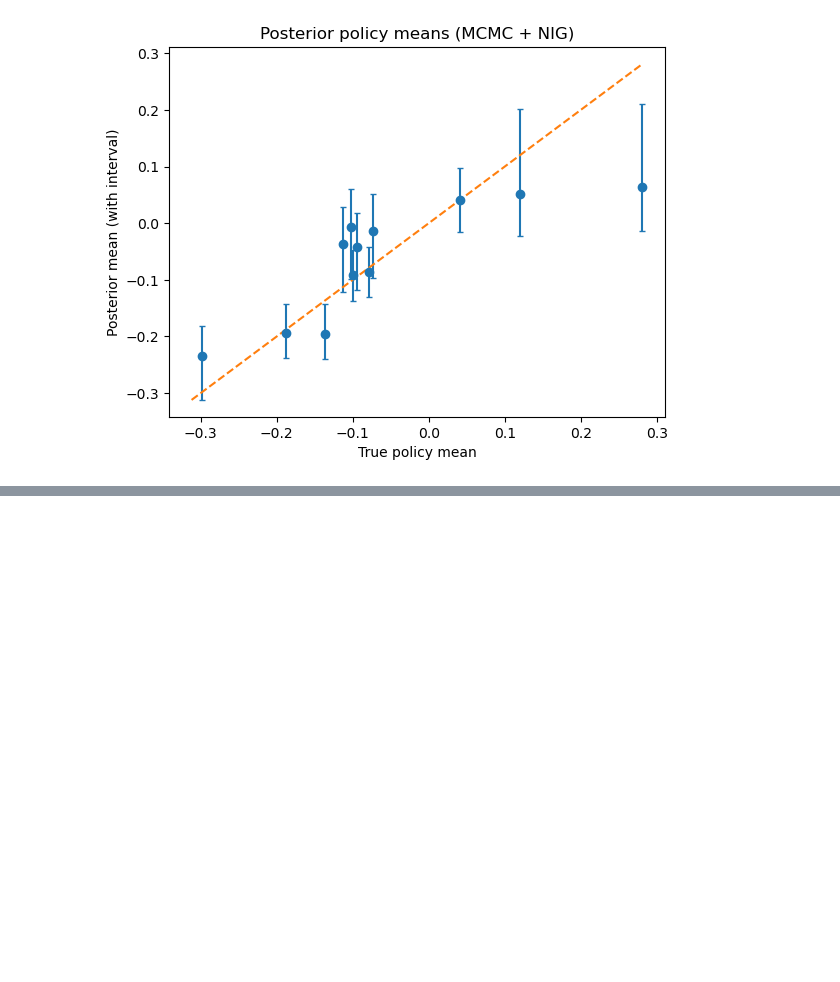
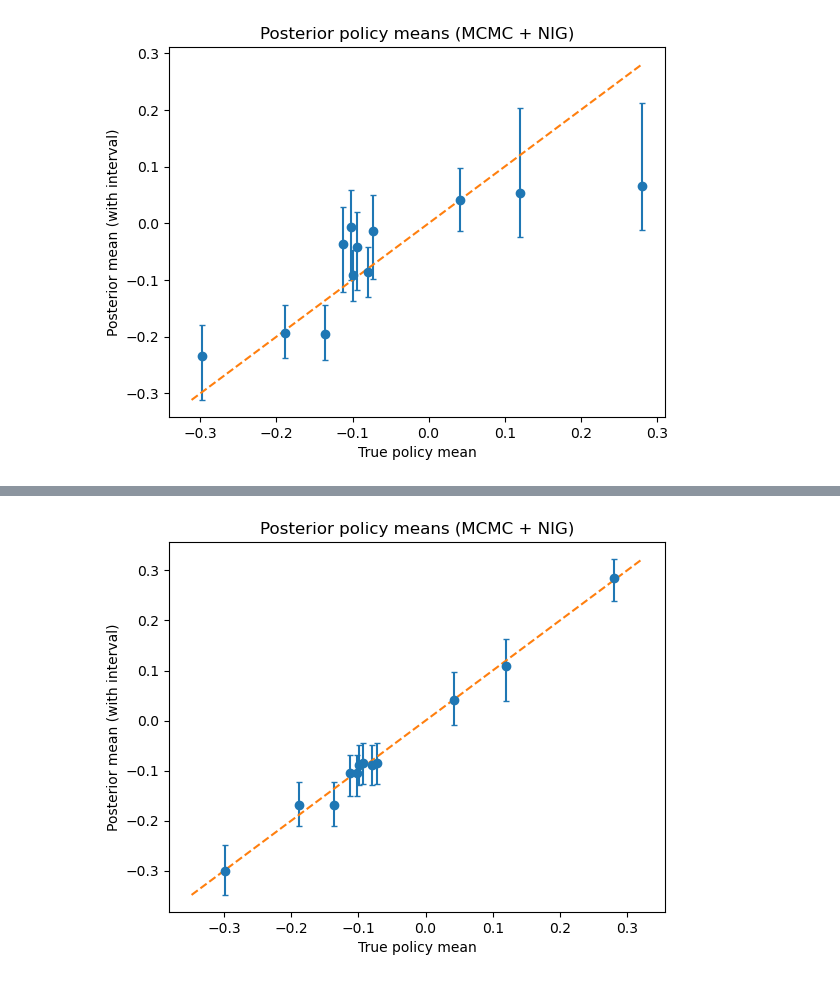
Before and after one commit to fyy2025/RHS-X, a Jupyter notebook: Code/experiment.ipynb, the cells around one changed output, grey strips where cells are left out. Saved outputs shown, nothing was run; the diff lists cells and outputs as text; code cells hidden in the pictures; blank space fills up the shorter version.

```diff
--- a/Code/experiment.ipynb
+++ b/Code/experiment.ipynb
@@ -163,5 +163,5 @@ score_s = AIS.make_score_s_expneg_raw(
 mcmc_res = MCMC.load_mcmc_res("./toy_50000.pkl.gz")
 # %%
 log_alpha = [score_s(A) for A in anchors]
-mcmc_res = MCMC.run_mcmc(score_s, RPS_states, log_alpha, n_chains=1, steps=200000, burnin=500, thin=5, seed=2, min_len=1)
+mcmc_res = MCMC.run_mcmc(score_s, RPS_states, log_alpha, n_chains=1, steps=20000, burnin=500, thin=5, seed=2, min_len=1)
 # MCMC.save_mcmc_res(mcmc_res, "./toy_50000.pkl.gz")
@@ -404,0 +360,19 @@ MCMC.plot_policy_spread(policy_means, summ, q_low=0.1, q_high=0.9)
+# %%
+dat_gen_draws = MCMC.policy_mean_draws_from_mcmc_nig(
+    mcmc_res={"samples": [data_generating_partition]},
+    D=D, y=y,
+    policies=all_policies,
+    prof_idx_of_policy=prof_idx_of_policy,
+    R_per=R,
+    M=M,
+    lattice_edges=None,
+    n_draws_per_state=100,
+    mu0=0.0, kappa0=1.0, alpha0=0.0, beta0=-1.0,
+    seed=1
+)
+
+# 2) summarize and plot spread vs data-gen truth
+dat_gen_summ = MCMC.summarize_policy_draws(dat_gen_draws, qs=(0.1, 0.5, 0.9))
+MCMC.plot_policy_spread(policy_means, dat_gen_summ, q_low=0.1, q_high=0.9)
+# %% [output]
+[figure, added]
```
Also changed, not shown: parts of 12 cells of this notebook, 3 other files.
